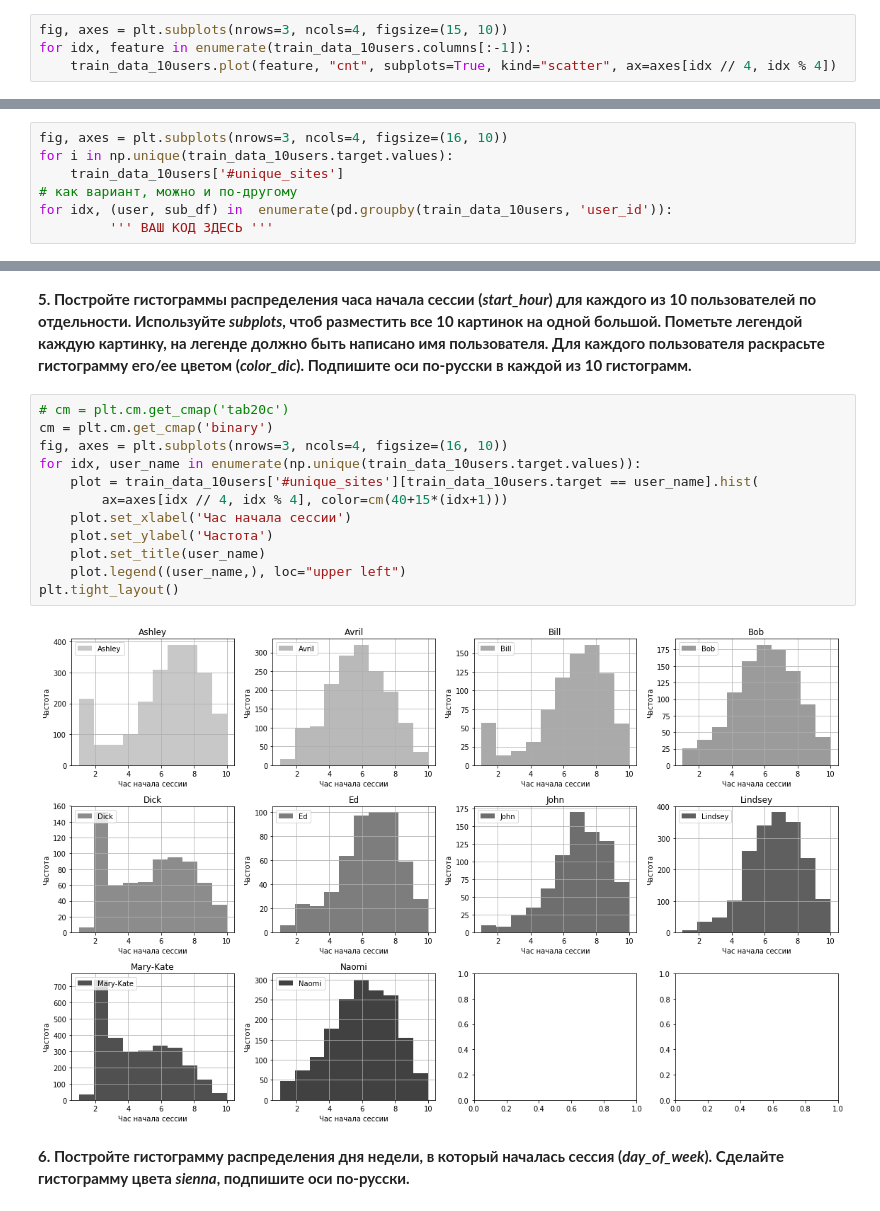
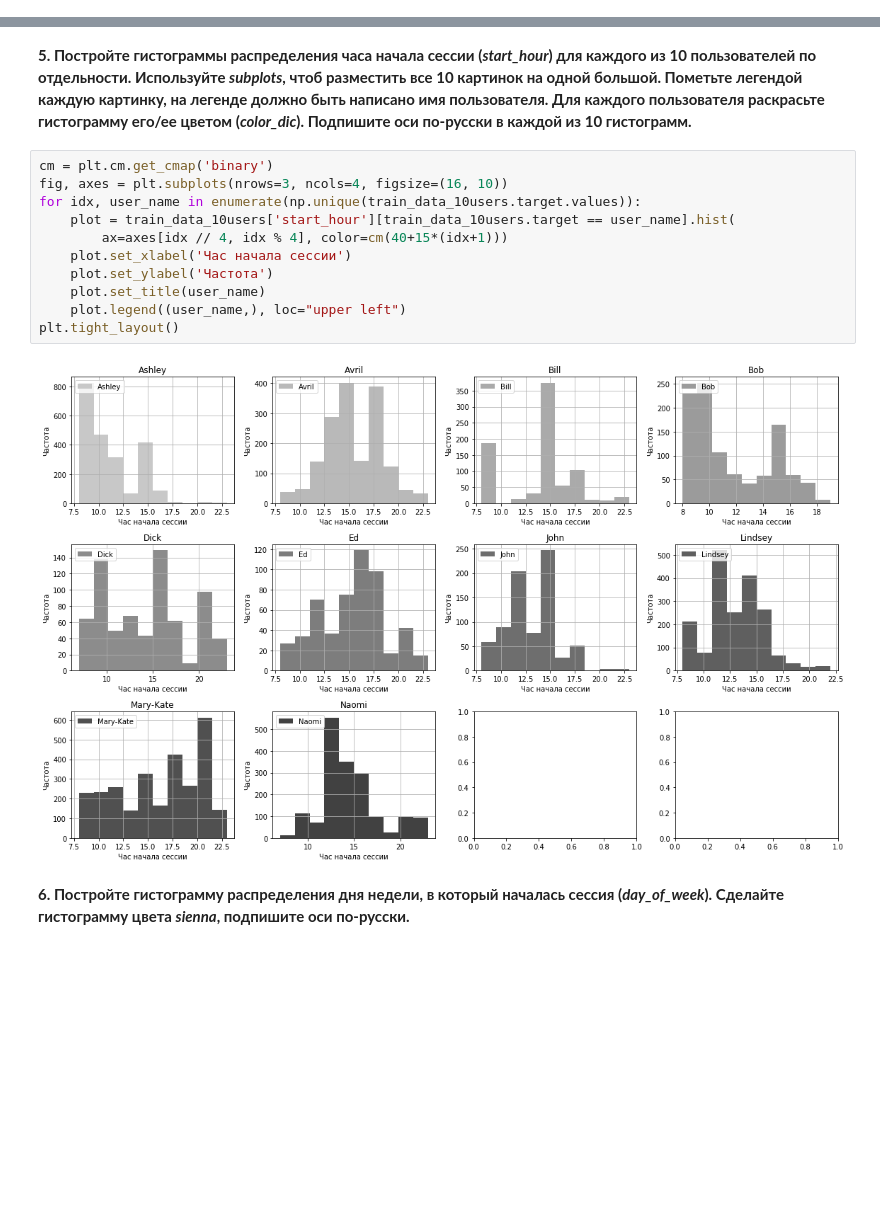
Before and after one commit to dmitrymoshkin/MFTI_Yandex_DA_specialisation, a Jupyter notebook: 6 course/week3_visual_analysis_and_fe.ipynb, the cells around one changed output, grey strips where cells are left out. Saved outputs shown, nothing was run; the diff lists cells and outputs as text; blank space fills up the shorter version.

```diff
--- a/6 course/week3_visual_analysis_and_fe.ipynb
+++ b/6 course/week3_visual_analysis_and_fe.ipynb
@@ -321,7 +321,3 @@ np.unique(train_data_10users.target.values)
 # %% [output]
 array(['Ashley', 'Avril', 'Bill', 'Bob', 'Dick', 'Ed', 'John', 'Lindsey',
        'Mary-Kate', 'Naomi'], dtype=object)
-# %%
-fig, axes = plt.subplots(nrows=3, ncols=4, figsize=(15, 10))
-for idx, feature in enumerate(train_data_10users.columns[:-1]):
-    train_data_10users.plot(feature, "cnt", subplots=True, kind="scatter", ax=axes[idx // 4, idx % 4])
@@ -331,7 +323,0 @@ KeyError: 'cnt'
-# %%
-fig, axes = plt.subplots(nrows=3, ncols=4, figsize=(16, 10))
-for i in np.unique(train_data_10users.target.values):
-    train_data_10users['#unique_sites']
-# как вариант, можно и по-другому
-for idx, (user, sub_df) in  enumerate(pd.groupby(train_data_10users, 'user_id')):
-         ''' ВАШ КОД ЗДЕСЬ '''
@@ -349,18 +334,17 @@ plot.set_ylabel('Частота');
 # %% [markdown]
 **5. Постройте гистограммы распределения часа начала сессии (*start_hour*) для каждого из 10 пользователей по отдельности. Используйте *subplots*, чтоб разместить все 10 картинок на одной большой. Пометьте легендой каждую картинку, на легенде должно быть написано имя пользователя. Для каждого пользователя раскрасьте гистограмму его/ее цветом (*color_dic*). Подпишите оси по-русски в каждой из 10 гистограмм.**
 # %%
-# cm = plt.cm.get_cmap('tab20c')
 cm = plt.cm.get_cmap('binary')
 fig, axes = plt.subplots(nrows=3, ncols=4, figsize=(16, 10))
 for idx, user_name in enumerate(np.unique(train_data_10users.target.values)):
-    plot = train_data_10users['#unique_sites'][train_data_10users.target == user_name].hist(
+    plot = train_data_10users['start_hour'][train_data_10users.target == user_name].hist(
         ax=axes[idx // 4, idx % 4], color=cm(40+15*(idx+1)))
     plot.set_xlabel('Час начала сессии')
     plot.set_ylabel('Частота')
     plot.set_title(user_name)
     plot.legend((user_name,), loc="upper left")
 plt.tight_layout()
 # %% [output]
-[figure, old version]
+[figure, new version]
 # %% [markdown]
 **6. Постройте гистограмму распределения дня недели, в который началась сессия (*day_of_week*). Сделайте гистограмму цвета *sienna*, подпишите оси по-русски.**
```
Also changed, not shown: parts of 8 cells of this notebook.
